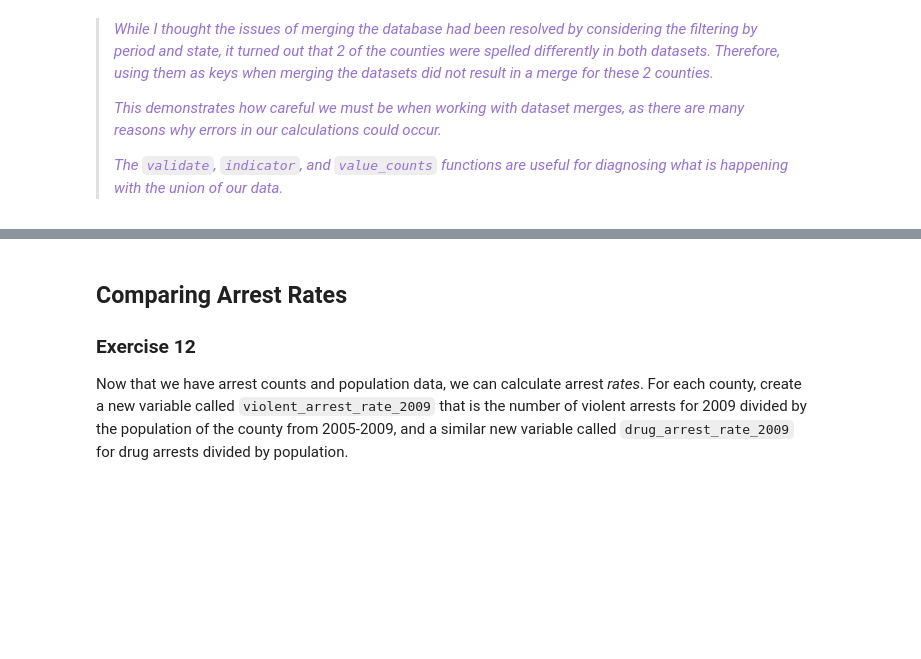
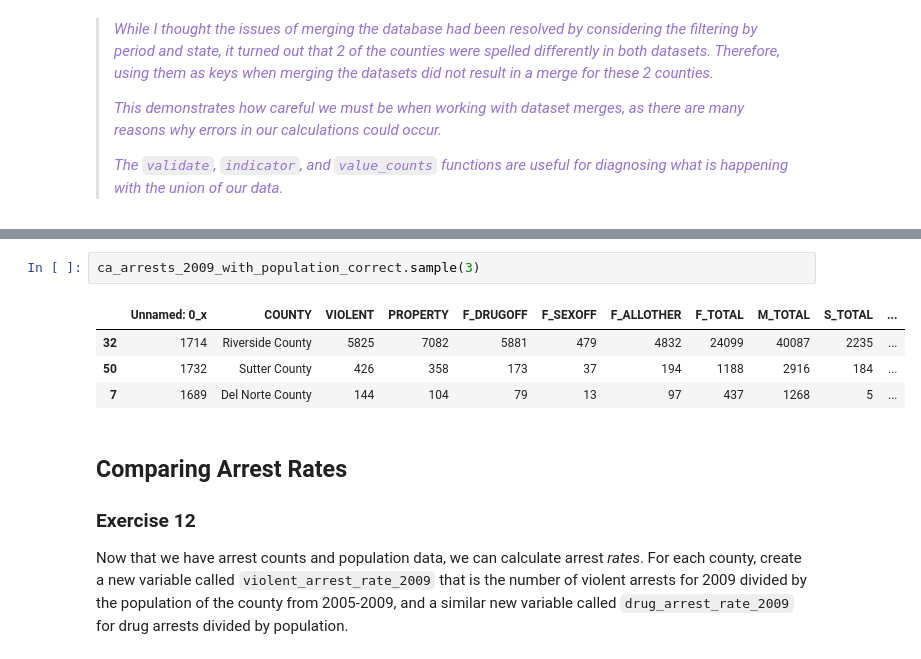
Before and after one commit to BarbaraPFloresRios/IDS720_PracticalDataScience, a Jupyter notebook: 20231019_ExerciseMerging/Exercise_merging.ipynb, the cells around one changed output, grey strips where cells are left out. Cells and saved outputs as stored; diff of their text form; blank space fills up the shorter version.

```diff
--- a/20231019_ExerciseMerging/Exercise_merging.ipynb
+++ b/20231019_ExerciseMerging/Exercise_merging.ipynb
@@ -418,6 +418,13 @@ both          58
 left_only      0
 right_only     0
 Name: count, dtype: int64
+# %%
+ca_arrests_2009_with_population_correct.sample(3)
+# %% [output]
+|  | Unnamed: 0_x | COUNTY | VIOLENT | PROPERTY | F_DRUGOFF | F_SEXOFF | F_ALLOTHER | F_TOTAL | M_TOTAL | S_TOTAL | ... |
+| 32 | 1714 | Riverside County | 5825 | 7082 | 5881 | 479 | 4832 | 24099 | 40087 | 2235 | ... |
+| 50 | 1732 | Sutter County | 426 | 358 | 173 | 37 | 194 | 1188 | 2916 | 184 | ... |
+| 7 | 1689 | Del Norte County | 144 | 104 | 79 | 13 | 97 | 437 | 1268 | 5 | ... |
 # %% [markdown]
 ## Comparing Arrest Rates
 
```
Also changed, not shown: parts of 15 cells of this notebook, 26 other files.
